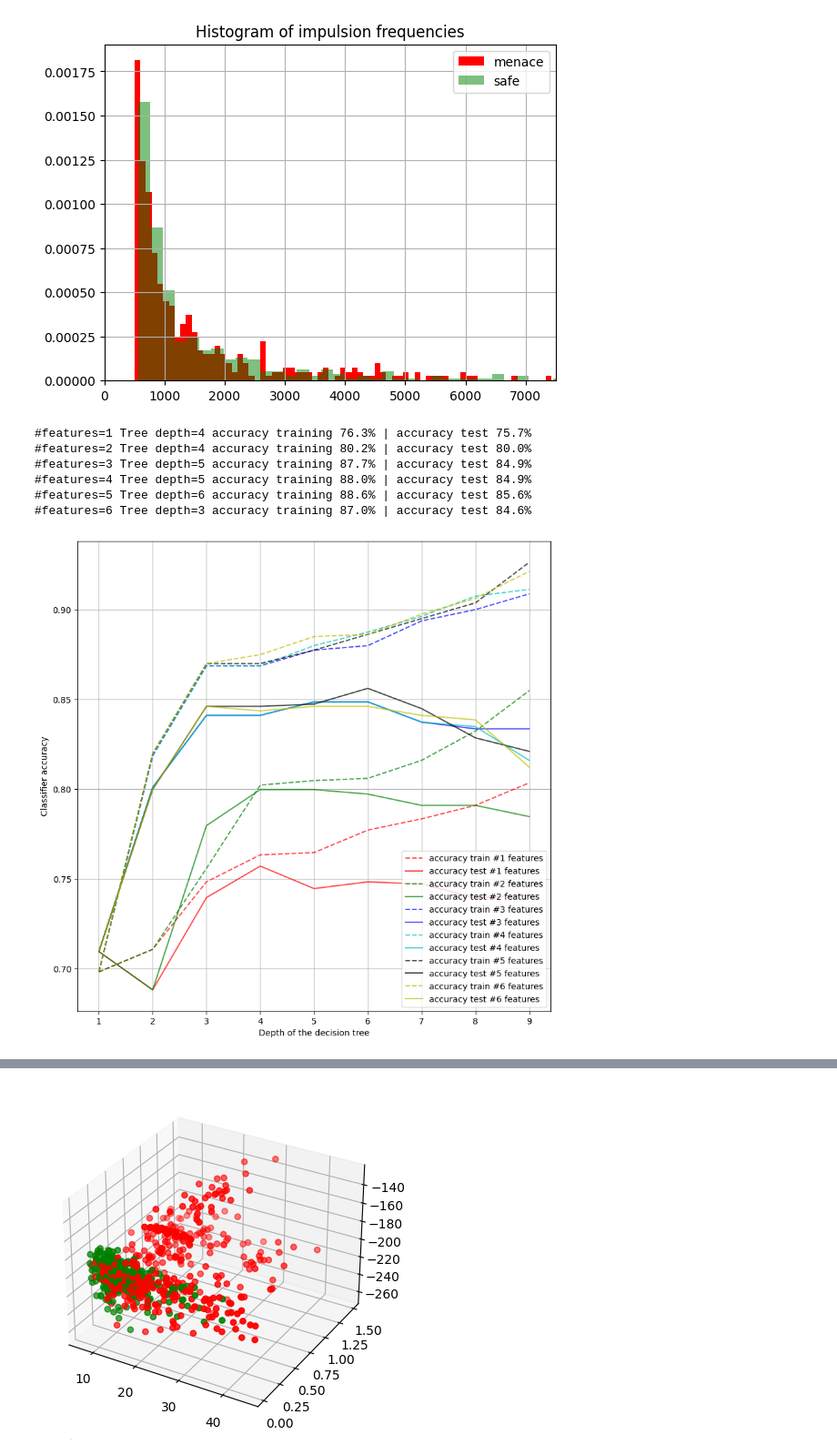
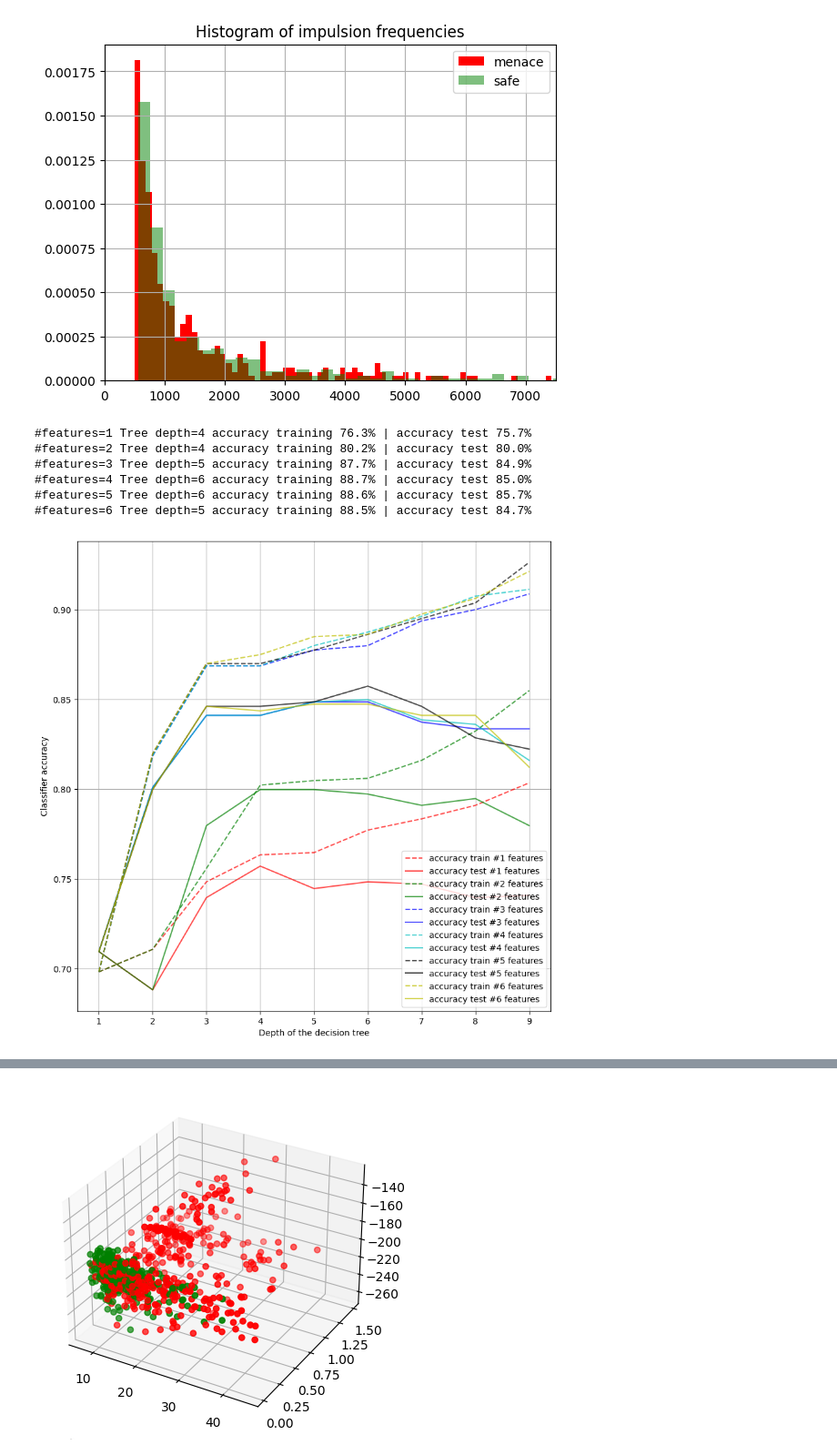
Before and after one commit to balthazarneveu/MVA23_SIGNAL, a Jupyter notebook: lab_02/rapport.ipynb, the cells around one changed output, grey strips where cells are left out. Shown at 91% size. Saved outputs shown, nothing was run; the diff lists cells and outputs as text; code cells hidden in the pictures.

```diff
--- a/lab_02/rapport.ipynb
+++ b/lab_02/rapport.ipynb
@@ -306,38 +306,38 @@ def get_good_features(df: pd.DataFrame, feature_dimension=None) -> Tuple[List, L
     min_pow = np.array([el.min() for el in df["puissance"]])
     peak_len = np.array([len(el) for el in df["peaks_loc"]])
     peak_width = np.array([np.mean(el[1:] - el[:-1]) for el in df["peaks_loc"]])
     peak_vals_std = np.array([np.std(el) for el in df["peaks_val"]])
     peak_vals_mean = np.array([np.mean(el) for el in df["peaks_val"]])
     # ts_multiples = np.array([np.quantile(el, 0.9) for el in df["timestamps_interval_multiples"]])
     impulse_freq  = df.impulsion_freq
-    x = np.stack([freq_std, min_pow, peak_len, impulse_freq, peak_width, peak_vals_std, peak_vals_mean], axis=1)
+    x = np.stack([freq_std, min_pow, peak_len, 1./impulse_freq, peak_width, peak_vals_std, peak_vals_mean], axis=1)
     if feature_dimension is not None:
         x=x[:, :feature_dimension]
     y = [1. if el else 0. for el in df["menace"]]
     return x, y
 
 # Define the training and testing sets by extracting the features from the dataframes.
 extract_peaks(df_train, add_to_df=True)
 extract_peaks(df_test, add_to_df=True)
 x_train, y_train = get_good_features(df_train)
 x_test, y_test = get_good_features(df_test)
 
 plt.figure(figsize=(10, 10))
 compare_plots = True
 for feature_dimension in [1, 2] + list(range(3, 7)):
     accuracies, best_depth, _ = train_classifier(x_train, x_test, y_train, y_test, feature_dimension=feature_dimension, debug=True,  show=not compare_plots)
     print(f"#features={feature_dimension} Tree depth={best_depth} accuracy training {accuracies[0]*100:.1f}% | accuracy test {accuracies[1]*100:.1f}%")
 if compare_plots:
     plt.grid()
     plt.show()
 # %% [output]
 #features=1 Tree depth=4 accuracy training 76.3% | accuracy test 75.7%
 #features=2 Tree depth=4 accuracy training 80.2% | accuracy test 80.0%
 #features=3 Tree depth=5 accuracy training 87.7% | accuracy test 84.9%
-#features=4 Tree depth=5 accuracy training 88.0% | accuracy test 84.9%
-#features=5 Tree depth=6 accuracy training 88.6% | accuracy test 85.6%
-#features=6 Tree depth=3 accuracy training 87.0% | accuracy test 84.6%
+#features=4 Tree depth=6 accuracy training 88.7% | accuracy test 85.0%
+#features=5 Tree depth=6 accuracy training 88.6% | accuracy test 85.7%
+#features=6 Tree depth=5 accuracy training 88.5% | accuracy test 84.7%
-[figure, old version]
+[figure, new version]
 # %%
 COLOR_LIST = "rgbckyp"
 best_accuracies_overall = []
```
Also changed, not shown: parts of 1 cell of this notebook.
